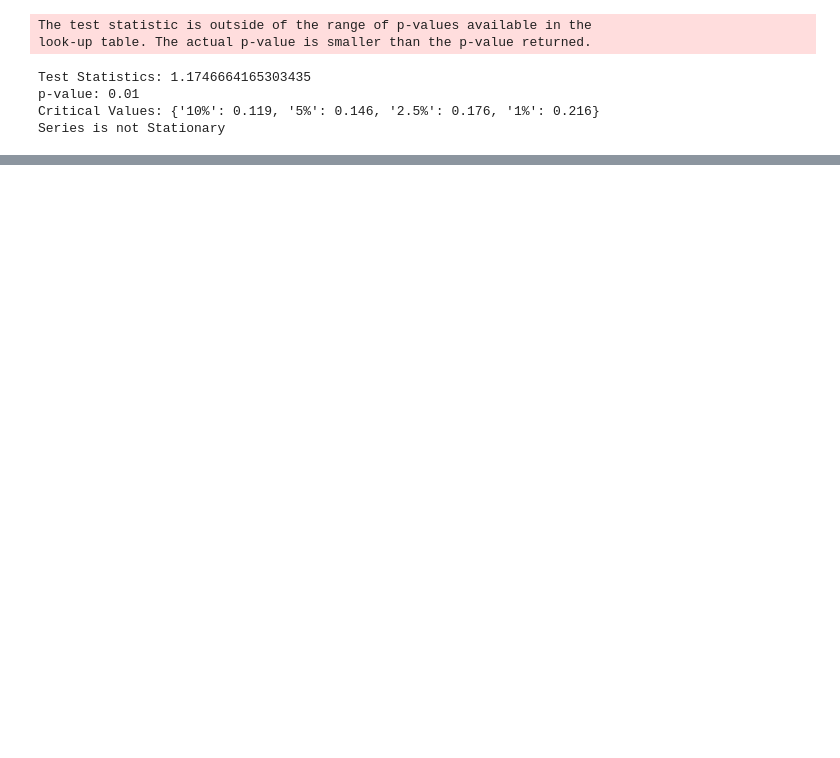
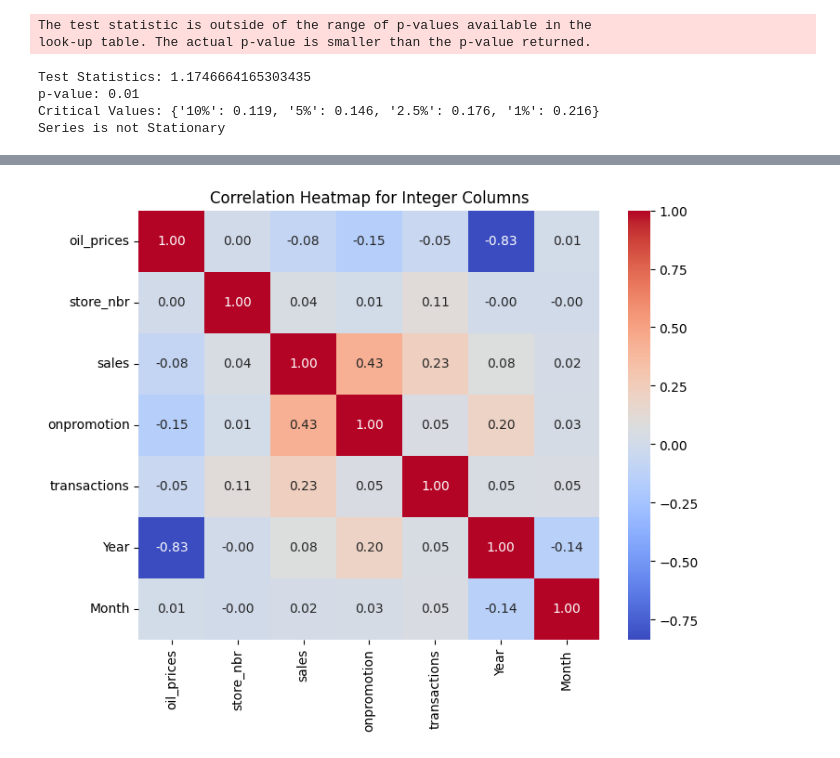
Before and after one commit to sethsot/Regression_Project, a Jupyter notebook: draft.ipynb, the cells around one changed output, grey strips where cells are left out. Cells and saved outputs as stored; diff of their text form; code cells hidden in the pictures; blank space fills up the shorter version.

Commit message:
hypothesis and correlation heatmap included

```diff
--- a/draft.ipynb
+++ b/draft.ipynb
@@ -1421,6 +1423,6 @@ draft_train.set_index('date', inplace=True)
 
 draft_train['Year'] = draft_train.index.year
 draft_train['Month'] = draft_train.index.month
-draft_train['Weekday Name'] = draft_train.index.day_name
+#draft_train['Weekday Name'] = draft_train.index.day_name
 
-#draft_train.sample(5, random_state=0)
+draft_train.sample(5, random_state=0)
@@ -1475,0 +1543,21 @@ Series is not Stationary
+# %%
+# create a correlation matrix to see which variables are highly correlated
+# In general, we want to include variables with high correlation because they are the ones with higher predictive power
+# Also gives us an idea on which variables to leave out because they don't affect 'sales' much
+
+
+# Filter and select only integer columns
+integer_columns = draft_train.select_dtypes(include=['int', 'int64', 'int32','float64'])
+
+# Calculate the correlation matrix for the selected integer columns
+correlation_matrix = integer_columns.corr()
+
+# Create a correlation heatmap using Seaborn
+plt.figure(figsize=(8, 6))
+sns.heatmap(correlation_matrix, annot=True, cmap='coolwarm', fmt=".2f")
+
+# Add labels and title
+plt.title('Correlation Heatmap for Integer Columns')
+plt.show()
+# %% [output]
+[figure, added]
```
Also changed, not shown: parts of 13 cells of this notebook.
